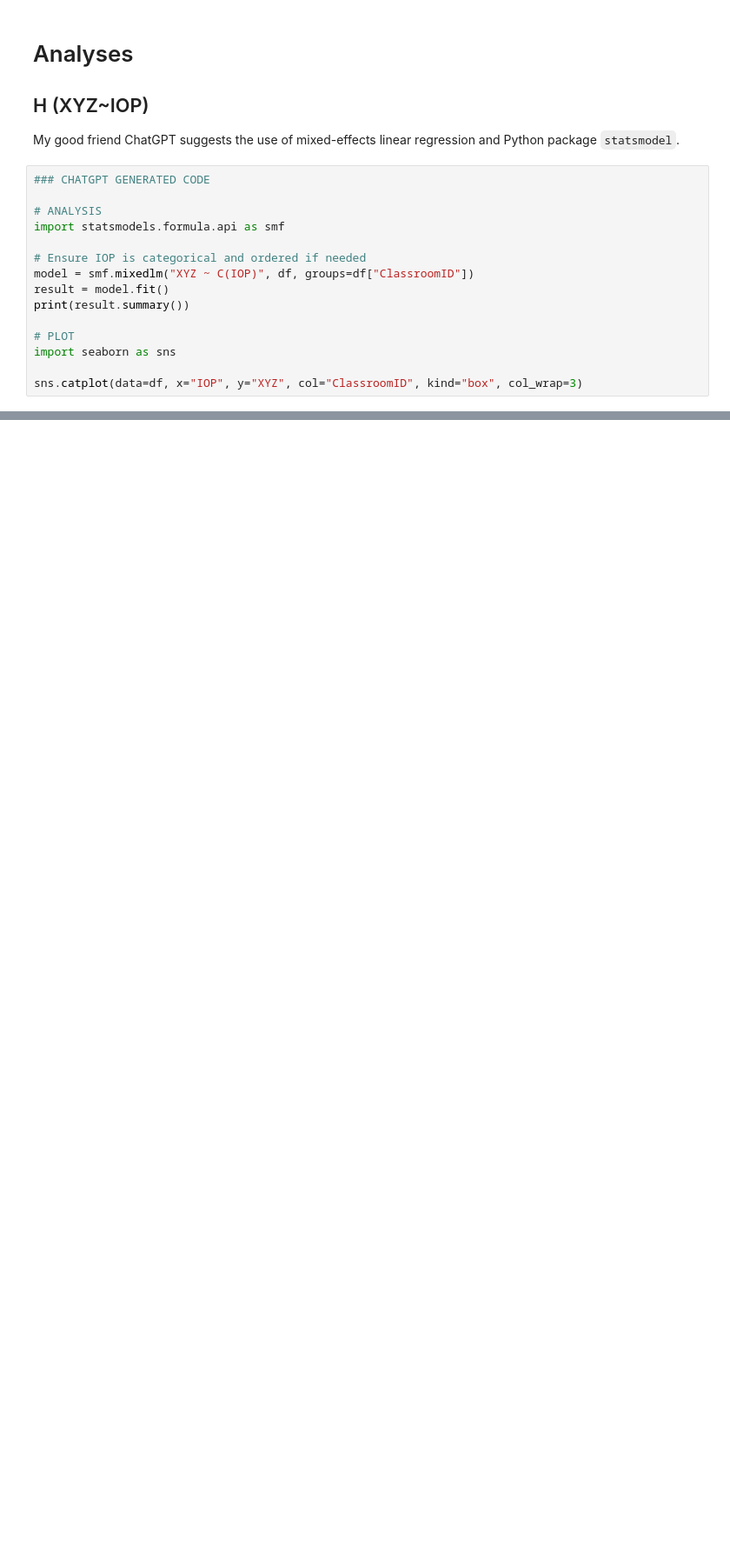
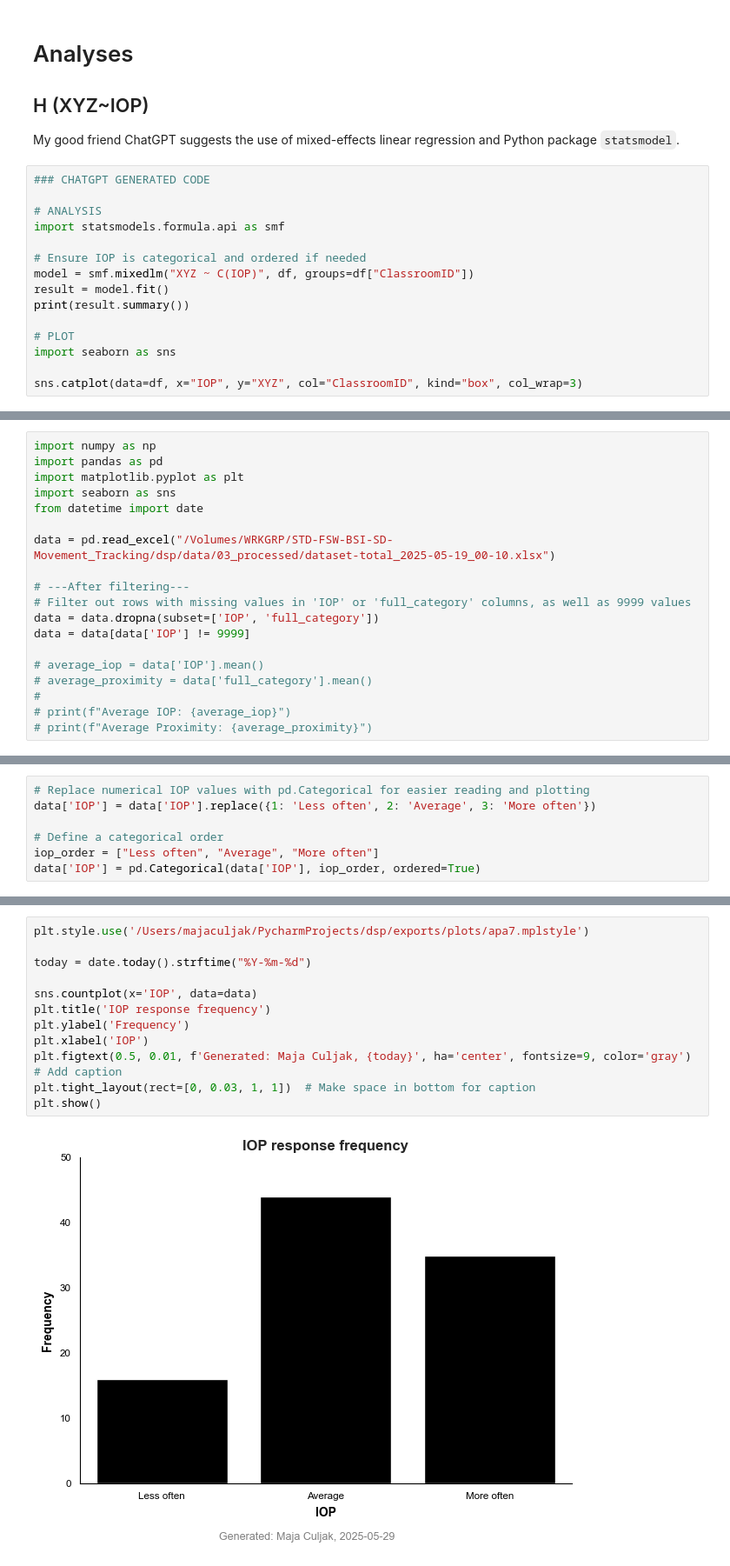
Before and after one commit to majaazdaja/dsp, a Jupyter notebook: notebooks/analysis_maja.ipynb, the cells around one changed output, grey strips where cells are left out. Shown: that part at 87% size. Saved outputs shown, nothing was run; the diff lists cells and outputs as text; blank space fills up the shorter version.

Commit message:
Basic stats with plots for IOP, SPARTS, STRS added to analysis_maja.ipynb

```diff
--- a/notebooks/analysis_maja.ipynb
+++ b/notebooks/analysis_maja.ipynb
@@ -173,0 +178,19 @@ sns.catplot(data=df, x="IOP", y="XYZ", col="ClassroomID", kind="box", col_wrap=3
+# %%
+import numpy as np
+import pandas as pd
+import matplotlib.pyplot as plt
+import seaborn as sns
+from datetime import date
+
+data = pd.read_excel("/Volumes/WRKGRP/STD-FSW-BSI-SD-Movement_Tracking/dsp/data/03_processed/dataset-total_2025-05-19_00-10.xlsx")
+
+# ---After filtering---
+# Filter out rows with missing values in 'IOP' or 'full_category' columns, as well as 9999 values
+data = data.dropna(subset=['IOP', 'full_category'])
+data = data[data['IOP'] != 9999]
+
+# average_iop = data['IOP'].mean()
+# average_proximity = data['full_category'].mean()
+#
+# print(f"Average IOP: {average_iop}")
+# print(f"Average Proximity: {average_proximity}")
@@ -173,0 +199,7 @@ sns.catplot(data=df, x="IOP", y="XYZ", col="ClassroomID", kind="box", col_wrap=3
+# %%
+# Replace numerical IOP values with pd.Categorical for easier reading and plotting
+data['IOP'] = data['IOP'].replace({1: 'Less often', 2: 'Average', 3: 'More often'})
+
+# Define a categorical order
+iop_order = ["Less often", "Average", "More often"]
+data['IOP'] = pd.Categorical(data['IOP'], iop_order, ordered=True)
@@ -173,0 +235,14 @@ sns.catplot(data=df, x="IOP", y="XYZ", col="ClassroomID", kind="box", col_wrap=3
+# %%
+plt.style.use('/Users/majaculjak/PycharmProjects/dsp/exports/plots/apa7.mplstyle')
+
+today = date.today().strftime("%Y-%m-%d")
+
+sns.countplot(x='IOP', data=data)
+plt.title('IOP response frequency')
+plt.ylabel('Frequency')
+plt.xlabel('IOP')
+plt.figtext(0.5, 0.01, f'Generated: Maja Culjak, {today}', ha='center', fontsize=9, color='gray')  # Add caption
+plt.tight_layout(rect=[0, 0.03, 1, 1])  # Make space in bottom for caption
+plt.show()
+# %% [output]
+[figure, added]
```
Also changed, not shown: parts of 10 cells of this notebook, 1 other file.
